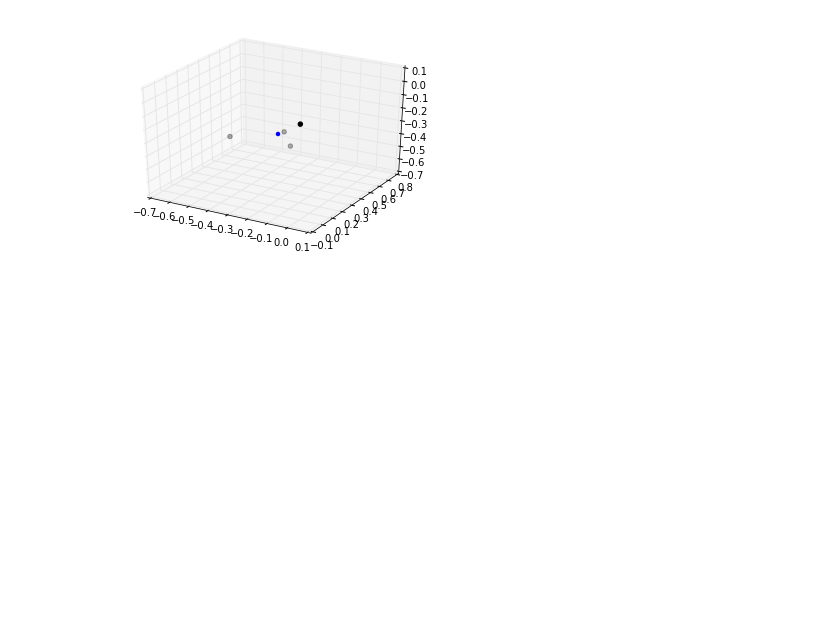
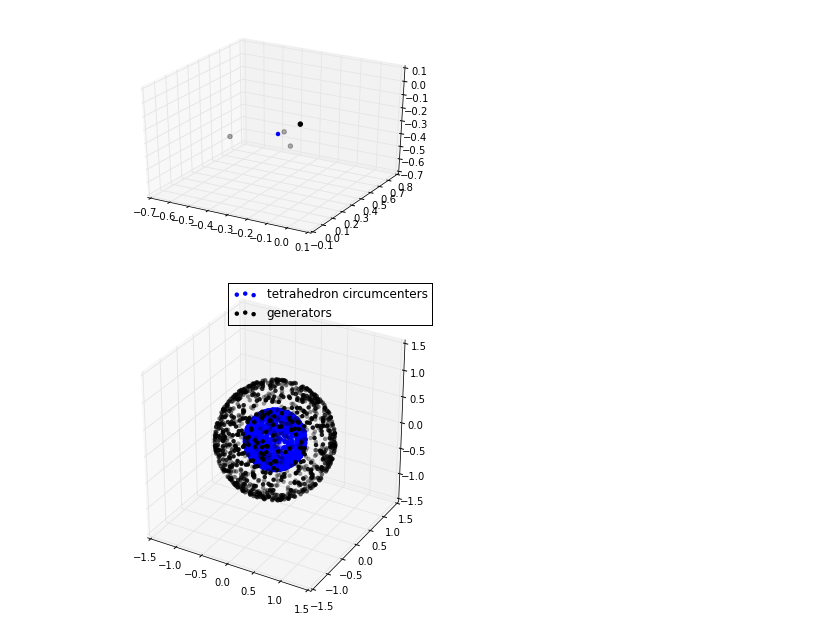
Before and after one commit to tylerjereddy/py_sphere_Voronoi, a Jupyter notebook: Delaunay_centroid_approach.ipynb, the cells around one changed output. Drawn from its saved outputs; the diff is of its cells as text; code cells hidden in the pictures; blank space fills up the shorter version.

Commit message:
Delaunay_centroid_approach.ipynb: -added new plot to confirm reasonable positioning of the full set of tetrahedron circumcenters relative to generators

```diff
--- a/Delaunay_centroid_approach.ipynb
+++ b/Delaunay_centroid_approach.ipynb
@@ -104,3 +104,13 @@ ax.scatter(first_circumcenter[...,0], first_circumcenter[...,1], first_circumcen
 [figure]
 # %%
 #ok, the circumcenter of circumsphere calculation is now starting to look more reasonable with the new implementation
+# %%
+#plot the full set of circumcenter coordinates to confirm that they are all looking reasonable relative to the generators
+fig_test_all_circumcenters = plt.figure()
+ax = fig_test_all_circumcenters.add_subplot('111', projection = '3d')
+ax.scatter(array_circumcenter_coords[...,0], array_circumcenter_coords[...,1], array_circumcenter_coords[...,2], c = 'blue', edgecolor = 'none', label = 'tetrahedron circumcenters')
+ax.scatter(random_coordinate_array[...,0], random_coordinate_array[...,1], random_coordinate_array[...,2], c = 'black', edgecolor = 'none', label = 'generators')
+ax.legend()
+fig_test_all_circumcenters.set_size_inches(6,6)
+# %% [output]
+[figure, added]
```
